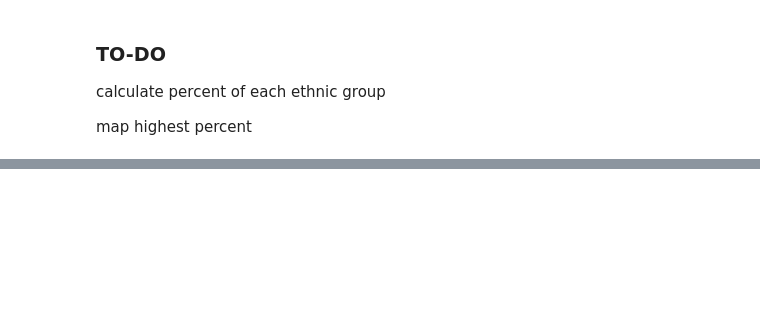
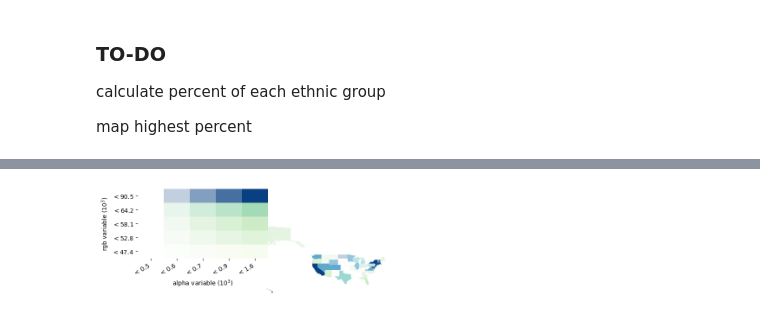
Before and after one commit to nadiiia/bumble_interview, a Jupyter notebook: Bumble_interview.ipynb, the cells around one changed output, grey strips where cells are left out. Saved outputs shown, nothing was run; the diff lists cells and outputs as text; code cells hidden in the pictures; blank space fills up the shorter version.

```diff
--- a/Bumble_interview.ipynb
+++ b/Bumble_interview.ipynb
@@ -321,0 +355,5 @@ map highest percent
+# %%
+#adding new data
+
+usa = gpd.read_file("data/cb_2018_us_state_20m.shp")
+usa.head()
@@ -321,0 +382,3 @@ map highest percent
+# %%
+# Make a spatial join
+join_gdf = gpd.sjoin(centroids_all, usa.to_crs(epsg=4326), how="inner", op="within")
@@ -321,0 +389,6 @@ map highest percent
+# %%
+#mean rent and income by state
+rent_income = join_gdf.groupby('NAME')['median_rent','median_income'].mean().reset_index().sort_values(by='median_rent')
+# %%
+#Let's join GeoDataFrame usa with DataFrame rent_income based on state
+rent_income_usa = pd.merge(rent_income, usa, on='NAME')
@@ -321,0 +397,13 @@ map highest percent
+# %%
+fig1 = plt.figure(figsize=(15,8))
+ax = fig1.add_subplot(111)
+vba_choropleth( rent_income_usa['median_income'].values,
+               rent_income_usa['median_rent'].values,
+               rent_income_usa,
+               alpha_mapclassify=dict(classifier='quantiles', k=5),
+               rgb_mapclassify=dict(classifier='quantiles', k=5),
+               legend=True,
+               ax=ax)
+plt.show()
+# %% [output]
+[figure, added]
```
Also changed, not shown: parts of 32 cells of this notebook.
